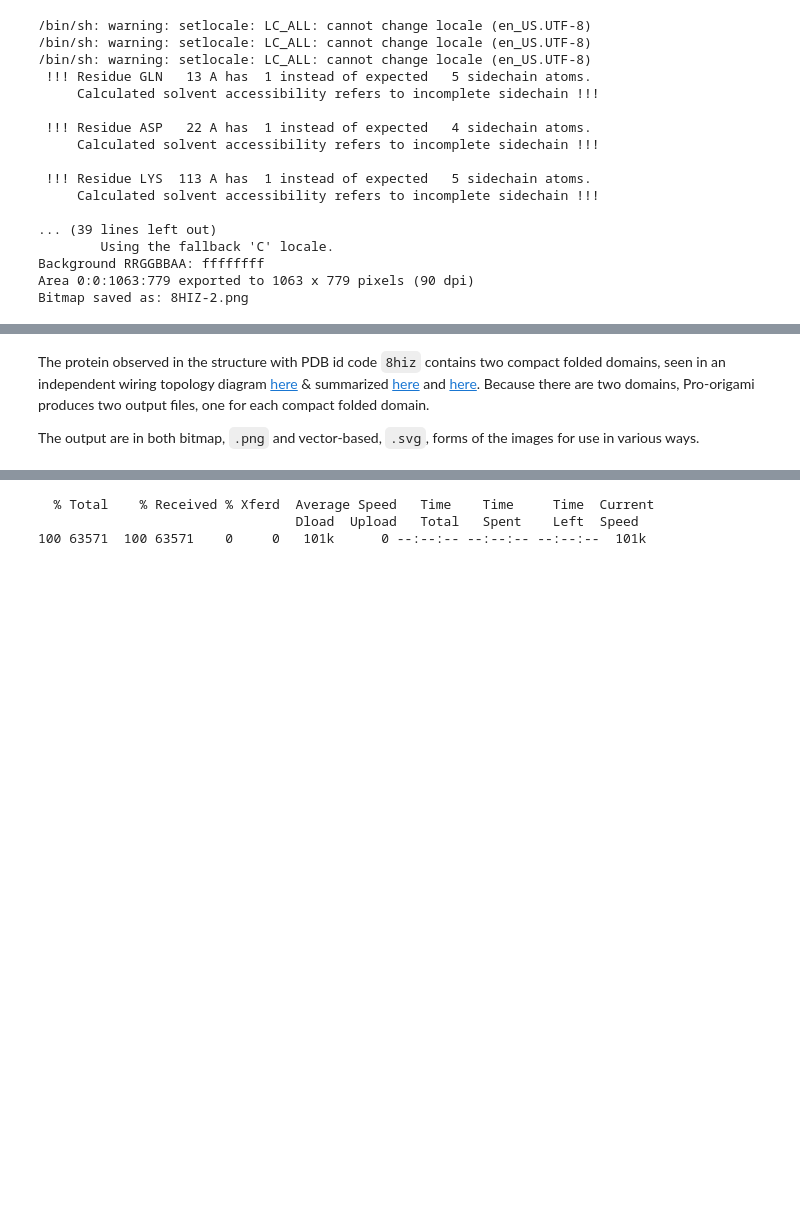
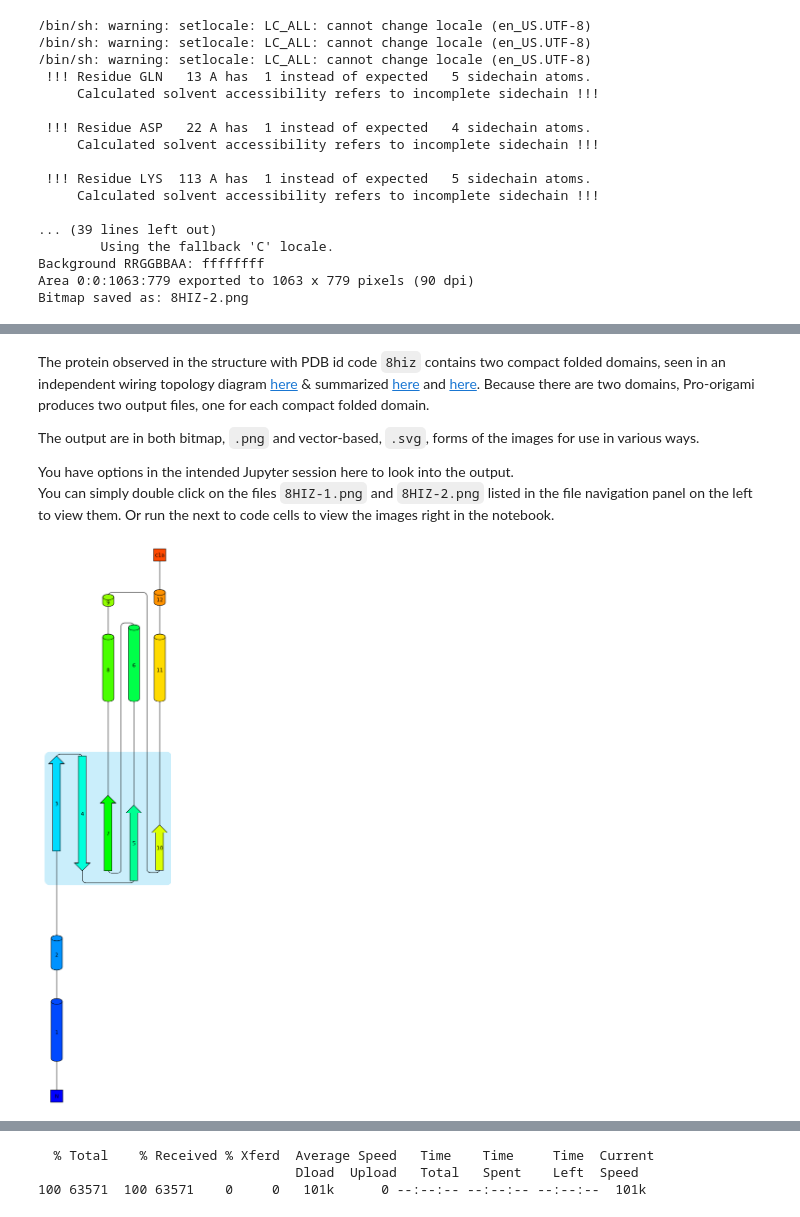
Before and after one commit to fomightez/pro-origami-binder, a Jupyter notebook: pro-origami_demo_use.ipynb, the cells around one changed output, grey strips where cells are left out. Cells and saved outputs as stored; diff of their text form; code cells hidden in the pictures; blank space fills up the shorter version.

Commit message:
adjust demo draft to the better setup of the session

```diff
--- a/pro-origami_demo_use.ipynb
+++ b/pro-origami_demo_use.ipynb
@@ -107,3 +116,12 @@ ls
 The protein observed in the structure with PDB id code `8hiz` contains two compact folded domains, seen in an independent wiring topology diagram [here](https://www.ebi.ac.uk/thornton-srv/databases/cgi-bin/pdbsum/GetPage.pl?pdbcode=8hiz&template=protein.html&r=wiring&l=1&chain=A) & summarized [here](https://www.chem.uwec.edu/webpapers2005/mintermm/pages/gdh.html#:~:text=group%2C%20or%20domain.-,GDH%20consist%20of%20two%20domains%2C%20which%20are%20separated%20by%20an,Domain%20I%20is%20colored%20blue.) and [here](https://proteopedia.org/wiki/index.php/Glutamate_dehydrogenase#Structural_highlights). Because there are two domains, Pro-origami produces two output files, one for each compact folded domain.
 
 The output are in both bitmap, `.png` and vector-based, `.svg`, forms of the images for use in various ways.
+
+You have options in the intended Jupyter session here to look into the output.
+You can simply double click on the files `8HIZ-1.png` and `8HIZ-2.png` listed in the file navigation panel on the left to view them.
+Or run the next to code cells to view the images right in the notebook.
+# %%
+from IPython.display import Image
+Image('8HIZ-1.png')
+# %% [output]
+[figure, added]
```
Also changed, not shown: parts of 26 cells of this notebook, 1 other file.
